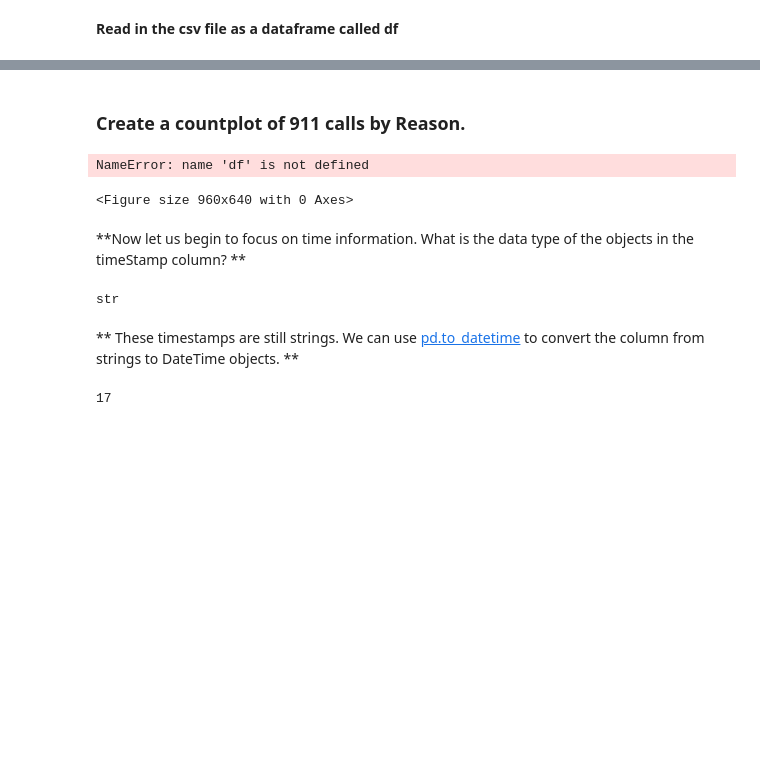
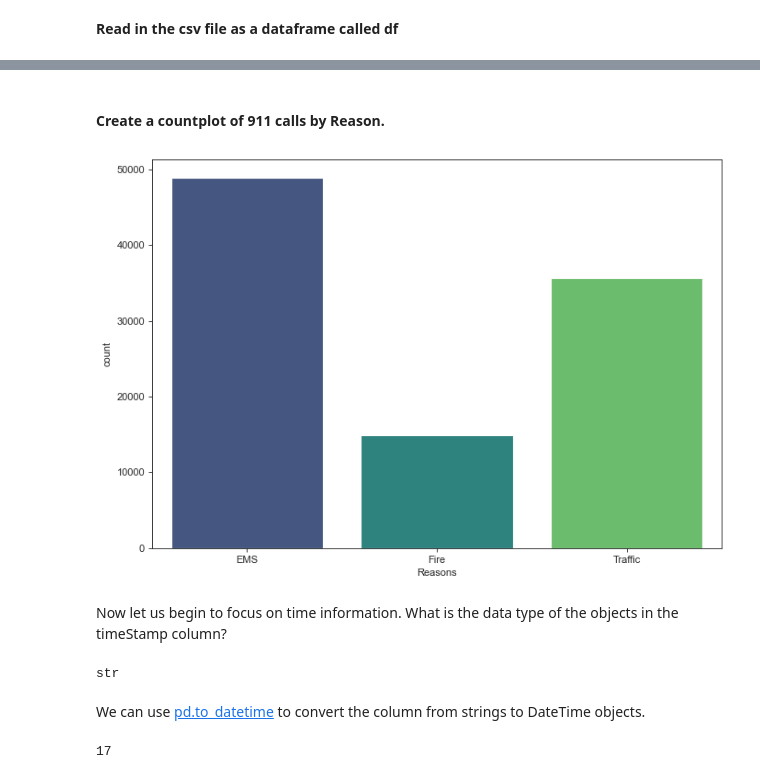
Before and after one commit to js7648705/Data-Capstone-Projects, a Jupyter notebook: 911 Calls Data Capstone Project.ipynb, the cells around one changed output, grey strips where cells are left out. Saved outputs shown, nothing was run; the diff lists cells and outputs as text; code cells hidden in the pictures; blank space fills up the shorter version.

```diff
--- a/911 Calls Data Capstone Project.ipynb
+++ b/911 Calls Data Capstone Project.ipynb
@@ -71,22 +116,20 @@ df['Reasons'].value_counts().head(5)
 # %% [markdown]
-### Create a countplot of 911 calls by Reason.
+#### Create a countplot of 911 calls by Reason.
 # %%
-plt.figure(figsize = (12,8), dpi =80)
+plt.figure(figsize = (10,7), dpi =80)
 sns.set_style('ticks')
 sns.countplot(x = 'Reasons', data = df, palette='viridis')
 plt.show ()
 # %% [output]
-NameError: name 'df' is not defined
-<Figure size 960x640 with 0 Axes>
+[figure, added]
 # %% [markdown]
-
-**Now let us begin to focus on time information. What is the data type of the objects in the timeStamp column? **
+Now let us begin to focus on time information. What is the data type of the objects in the timeStamp column?
 # %%
 type(df['timeStamp'].iloc[0])
 # %% [output]
 str
 # %% [markdown]
-** These timestamps are still strings. We can use [pd.to_datetime](http://pandas.pydata.org/pandas-docs/stable/generated/pandas.to_datetime.html) to convert the column from strings to DateTime objects. **
+We can use [pd.to_datetime](http://pandas.pydata.org/pandas-docs/stable/generated/pandas.to_datetime.html) to convert the column from strings to DateTime objects.
 # %%
 df['timeStamp'] = pd.to_datetime(df['timeStamp'])
 # %%
```
Also changed, not shown: parts of 55 cells of this notebook.
